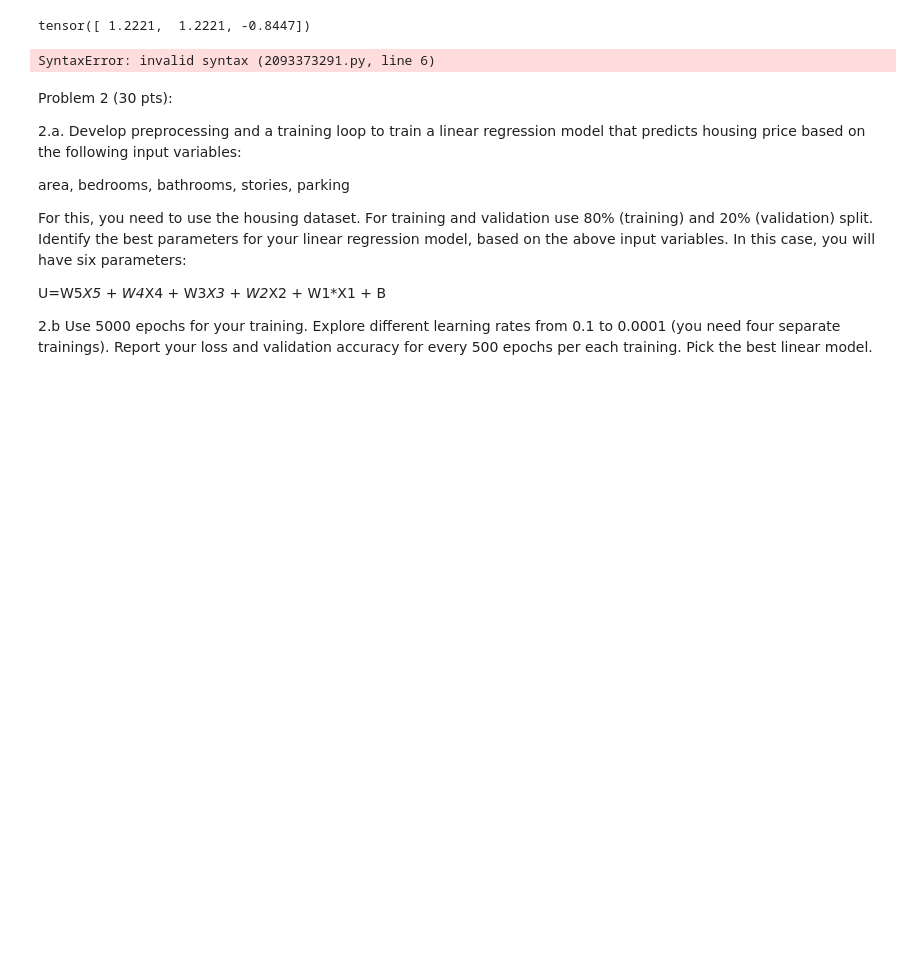
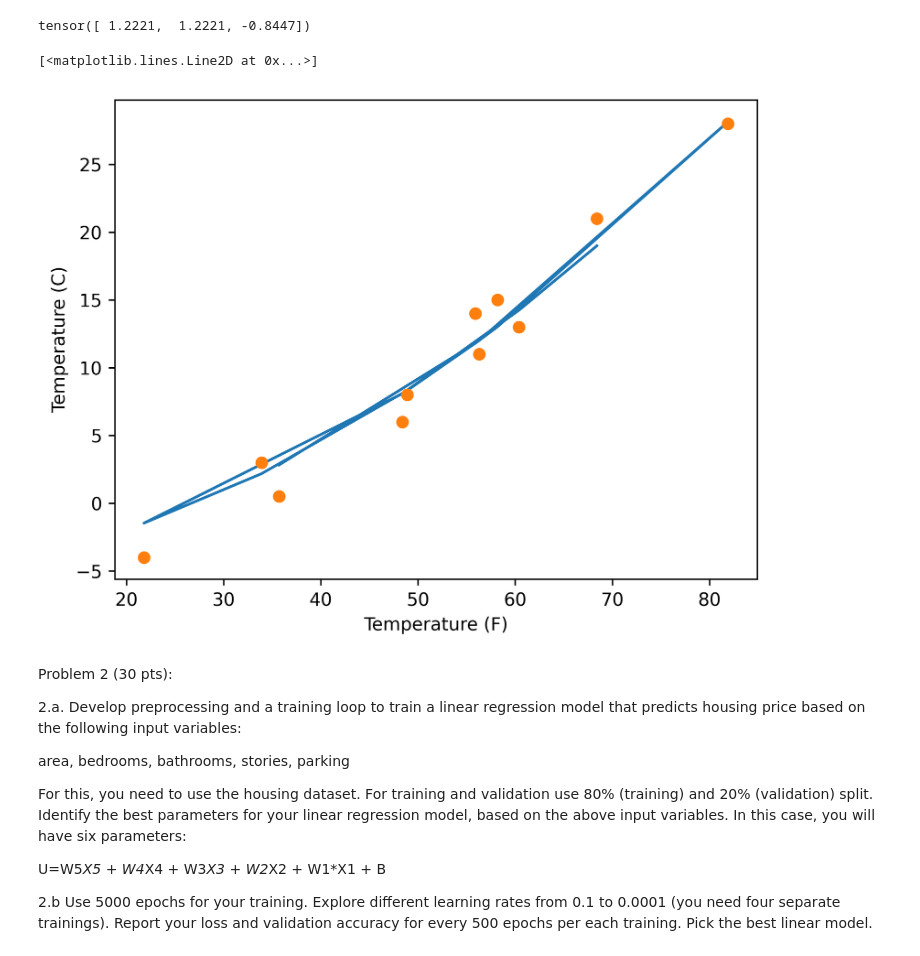
Before and after one commit to pcur/ECGR-4105, a Jupyter notebook: Homework 5/HW5.ipynb, the cells around one changed output. Cells and saved outputs as stored; diff of their text form; code cells hidden in the pictures; blank space fills up the shorter version.

```diff
--- a/Homework 5/HW5.ipynb
+++ b/Homework 5/HW5.ipynb
@@ -41,7 +42,7 @@ def model (t_u, w, b):
     return w[0] * t_u ** 2 + w[1] * t_u + b
 # %%
 def loss_fn(t_p, t_c):
-    squared_diffs = (t_p - t_c)**2
+    squared_diffs = torch.square(torch.sub(t_p, t_c, alpha = 1))
     return squared_diffs.mean()
 # %%
 delta = 0.1
@@ -143,16 +144,18 @@ tensor([ 1.2221,  1.2221, -0.8447])
 # %%
 %matplotlib inline
 from matplotlib import pyplot as plt
 
-t_p = model(t_un, *params[0,1].tolist(), *params[2].item()
+
+t_p = model(t_un, ([params[0],params[1]]), params[2])
 
 fig = plt.figure(dpi = 600)
 plt.xlabel("Temperature (F)")
 plt.ylabel("Temperature (C)")
 plt.plot(t_u.numpy(), t_p.detach().numpy())
 plt.plot(t_u.numpy(), t_c.numpy(), 'o')
 # %% [output]
-SyntaxError: invalid syntax (2093373291.py, line 6)
+[<matplotlib.lines.Line2D at 0x...>]
+[figure, added]
 # %% [markdown]
 
 Problem 2 (30 pts):
```
Also changed, not shown: parts of 10 cells of this notebook.
